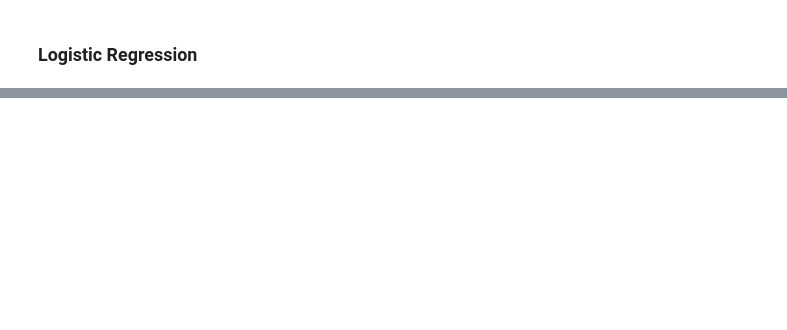
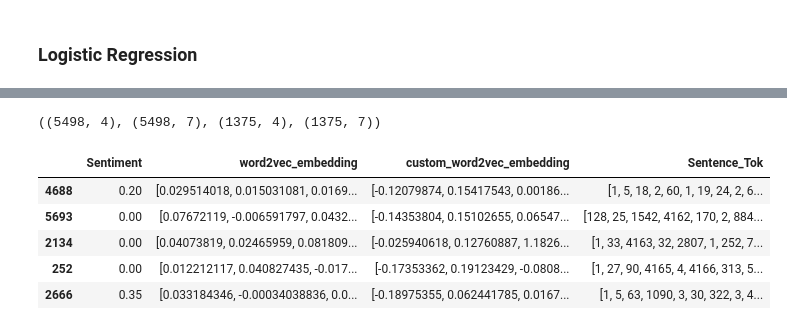
Before and after one commit to dafaqboomduck/nlp-project, a Jupyter notebook: Notebooks/Model-Iterations.ipynb, the cells around one changed output, grey strips where cells are left out. Drawn from its saved outputs; the diff is of its cells as text; code cells hidden in the pictures; blank space fills up the shorter version.

```diff
--- a/Notebooks/Model-Iterations.ipynb
+++ b/Notebooks/Model-Iterations.ipynb
@@ -194,0 +282,17 @@ weighted avg       0.25      0.26      0.20       460
+# %%
+train_tok = tokenizer.texts_to_sequences(X_train['Sentence'])
+test_tok = tokenizer.texts_to_sequences(X_test['Sentence'])
+# %%
+train_padded = pad_sequences(train_tok,
+              padding='post',
+              maxlen=30)
+
+test_padded = pad_sequences(test_tok,
+              padding='post',
+              maxlen=30)
+# %%
+X_train['Sentence_Tok'] = train_padded.tolist()
+X_test['Sentence_Tok'] = test_padded.tolist()
+# %%
+X_train.drop(columns='Sentence', inplace=True)
+X_test.drop(columns='Sentence', inplace=True)
@@ -194,0 +303,13 @@ weighted avg       0.25      0.26      0.20       460
+# %%
+X_train.shape, y_train.shape, X_test.shape, y_test.shape
+# %% [output]
+((5498, 4), (5498, 7), (1375, 4), (1375, 7))
+# %%
+X_train.head()
+# %% [output]
+|  | Sentiment | word2vec_embedding | custom_word2vec_embedding | Sentence_Tok |
+| 4688 | 0.20 | [0.029514018, 0.015031081, 0.0169... | [-0.12079874, 0.15417543, 0.00186... | [1, 5, 18, 2, 60, 1, 19, 24, 2, 6... |
+| 5693 | 0.00 | [0.07672119, -0.006591797, 0.0432... | [-0.14353804, 0.15102655, 0.06547... | [128, 25, 1542, 4162, 170, 2, 884... |
+| 2134 | 0.00 | [0.04073819, 0.02465959, 0.081809... | [-0.025940618, 0.12760887, 1.1826... | [1, 33, 4163, 32, 2807, 1, 252, 7... |
+| 252 | 0.00 | [0.012212117, 0.040827435, -0.017... | [-0.17353362, 0.19123429, -0.0808... | [1, 27, 90, 4165, 4, 4166, 313, 5... |
+| 2666 | 0.35 | [0.033184346, -0.00034038836, 0.0... | [-0.18975355, 0.062441785, 0.0167... | [1, 5, 63, 1090, 3, 30, 322, 3, 4... |
```
Also changed, not shown: parts of 30 cells of this notebook.
